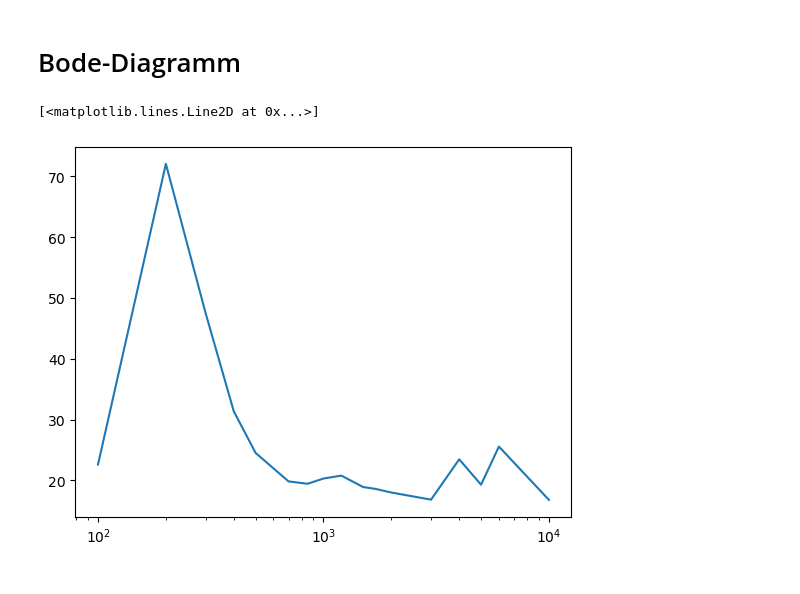
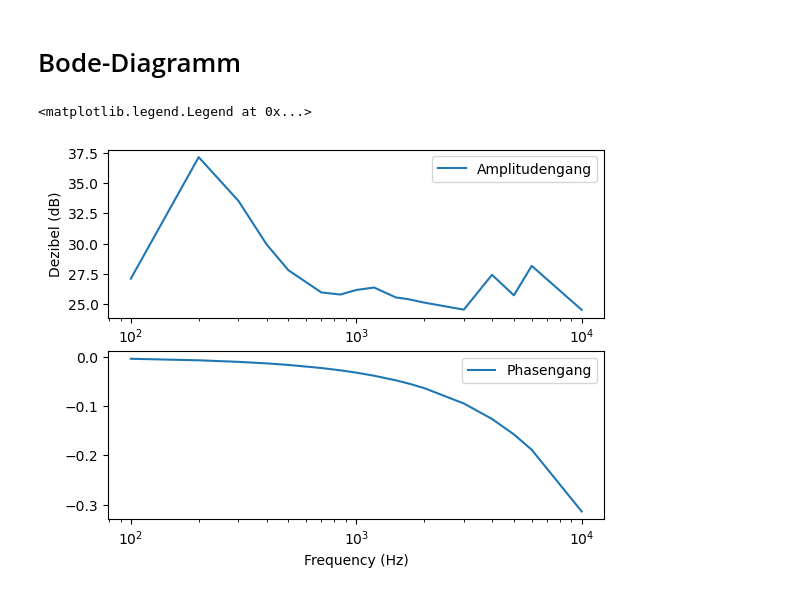
Before and after one commit to hannesbrugger/Signale-und-Systeme, a Jupyter notebook: Versuch3/Versuch3.ipynb, the cells around one changed output. Drawn from its saved outputs; the diff is of its cells as text; code cells hidden in the pictures.

```diff
--- a/Versuch3/Versuch3.ipynb
+++ b/Versuch3/Versuch3.ipynb
@@ -12,10 +12,10 @@ abtast, messdaten = np.genfromtxt(os.getcwd() + "/Messdaten/mundharmonika.csv",
 signaldauer = (np.abs(abtast[0]) + np.abs(abtast[-1])) / 1000
 signalLen = len(abtast)
 abtastFreq = signalLen * (1 / signaldauer)
-abtastIntervall = []
+abtastIntervall_list = []
 for i in range(signalLen-1):
-    abtastIntervall.append(abtast[i+1] - abtast[i])
-abtastIntervall = np.mean(np.divide(abtastIntervall, 1000))
+    abtastIntervall_list.append((abtast[i+1] - abtast[i]) / 1000)
+abtastIntervall = np.mean(abtastIntervall_list)
 grundperiode = 1.8 # Abgelesen?
 grundFreq = 1/(grundperiode/1000)
 print(f"Grundperiode: {grundperiode}ms")
@@ -71,7 +74,17 @@ plt.legend()
 # %% [markdown]
 # Bode-Diagramm
-# %%
-plt.semilogx(frequenzen, ptpB)
-# %% [output]
-[<matplotlib.lines.Line2D at 0x...>]
-[figure, removed]
+# %%
+dezibel = [20 * np.log10(x) for x in ptpB]
+phasenwinkel = [-abtastIntervall_list[i] * f * np.deg2rad(360) for i,f in enumerate(frequenzen)]
+
+plt.subplot(2,1,1)
+plt.semilogx(frequenzen, dezibel, label="Amplitudengang")
+plt.ylabel('Dezibel (dB)')
+plt.legend()
+plt.subplot(2,1,2)
+plt.semilogx(frequenzen, phasenwinkel, label="Phasengang")
+plt.xlabel('Frequency (Hz)')
+plt.legend()
+# %% [output]
+<matplotlib.legend.Legend at 0x...>
+[figure, added]
```
Also changed, not shown: parts of 1 cell of this notebook.
